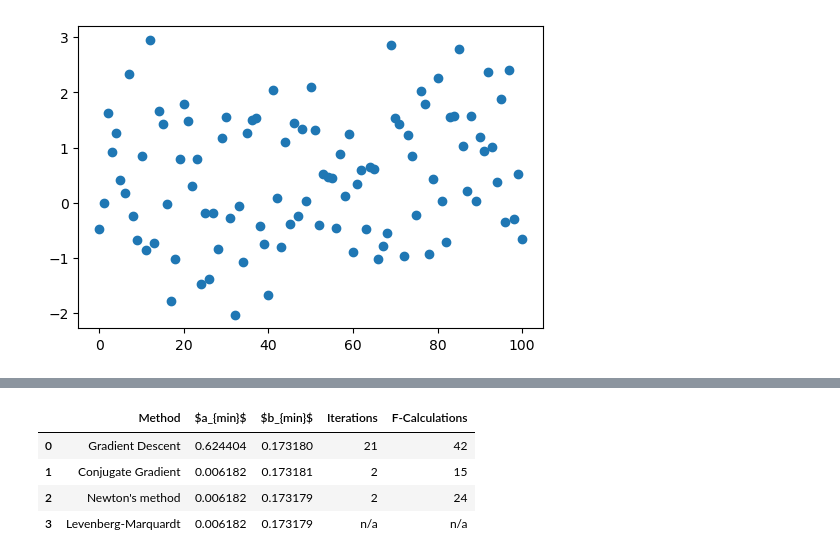
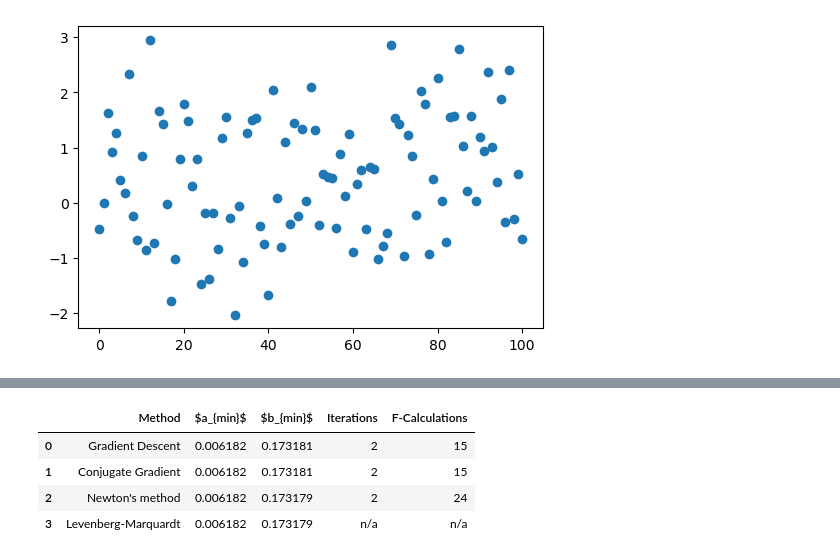
Before and after one commit to D3lph1/analysis-and-development-of-algorithms, a Jupyter notebook: 3/notebook.ipynb, the cells around one changed output, grey strips where cells are left out. Drawn from its saved outputs; the diff is of its cells as text; code cells hidden in the pictures.

```diff
--- a/3/notebook.ipynb
+++ b/3/notebook.ipynb
@@ -87,0 +37,18 @@ gd_result
+# %%
+from scipy.optimize import minimize
+
+def gradient_descent(function, args, x0, epsilon):
+    return minimize(
+        function,
+        x0=x0,
+        method='BFGS',
+        args=(args,),
+        tol=epsilon
+    )
+
+gd_result=gradient_descent(least_squares, linear, (0, 0), 0.001)
+
+gd_a = gd_result.x[0]
+gd_b = gd_result.x[1]
+
+gd_result
@@ -146,16 +125,16 @@ ax.legend(loc='upper left')
 # %%
 pd.DataFrame(
     [
-        ['Gradient Descent', gd_a, gd_b, gd_result[2], gd_result[3]],
+        ['Gradient Descent', gd_a, gd_b, gd_result.nit, gd_result.nfev],
         ['Conjugate Gradient', cg_a, cg_b, cg_result.nit, cg_result.nfev],
         ['Newton\'s method', nm_a, nm_b, nm_result.nit, nm_result.nfev],
         ['Levenberg-Marquardt', lm_a, lm_b, 'n/a', 'n/a']
     ],
     columns=['Method', '$a_{min}$', '$b_{min}$', 'Iterations', 'F-Calculations']
 )
 # %% [output]
 |  | Method | $a_{min}$ | $b_{min}$ | Iterations | F-Calculations |
-| 0 | Gradient Descent | 0.624404 | 0.173180 | 21 | 42 |
+| 0 | Gradient Descent | 0.006182 | 0.173181 | 2 | 15 |
 | 1 | Conjugate Gradient | 0.006182 | 0.173181 | 2 | 15 |
 | 2 | Newton's method | 0.006182 | 0.173179 | 2 | 24 |
 | 3 | Levenberg-Marquardt | 0.006182 | 0.173179 | n/a | n/a |
```
Also changed, not shown: parts of 7 cells of this notebook.
